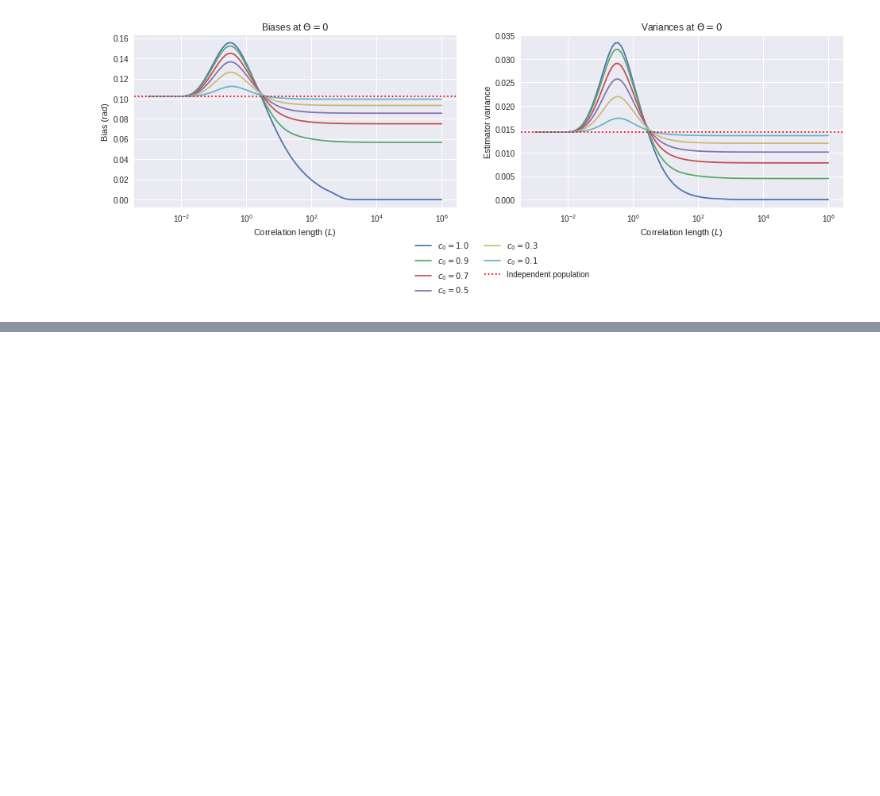
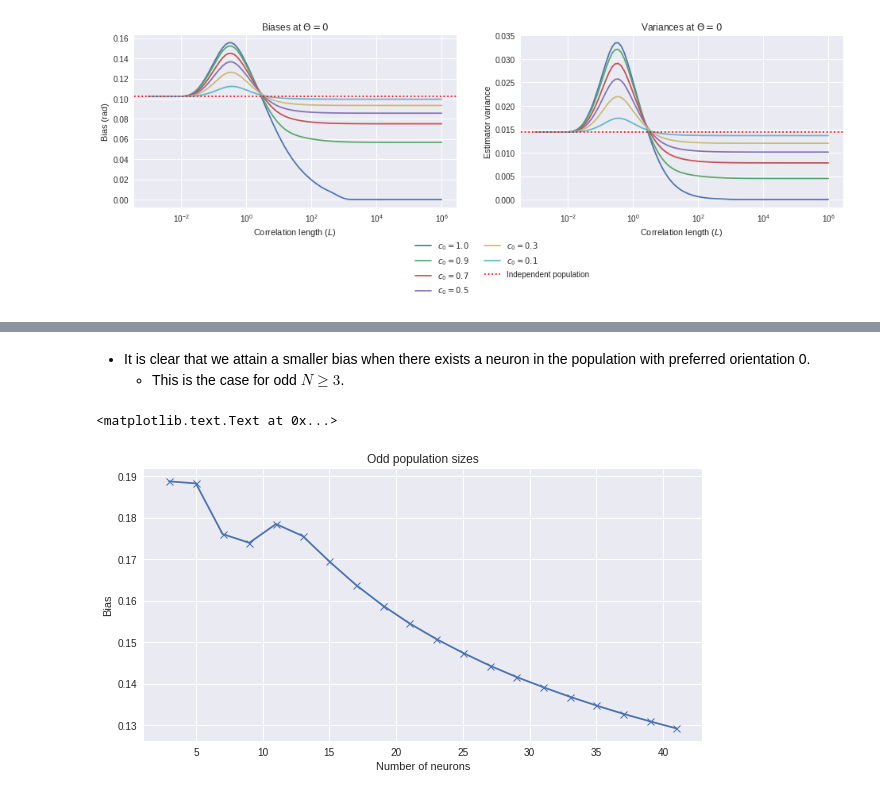
Before and after one commit to dtailor17/neural-population-codes, a Jupyter notebook: noise_correlations.ipynb, the cells around one changed output, grey strips where cells are left out. Saved outputs shown, nothing was run; the diff lists cells and outputs as text; code cells hidden in the pictures; blank space fills up the shorter version.

```diff
--- a/noise_correlations.ipynb
+++ b/noise_correlations.ipynb
@@ -1164,0 +1514,16 @@ plt.rcParams['figure.figsize'] = (10, 5)
+# %% [markdown]
+* It is clear that we attain a smaller bias when there exists a neuron in the population with preferred orientation 0.
+    * This is the case for odd $N \geq 3$.
+# %%
+n_neurons_upper = 501
+
+n_neurons_arr = np.arange(1, n_neurons_upper)
+odd_nrn_filter = np.arange(2, 500, 2)
+
+plt.plot(n_neurons_arr[odd_nrn_filter][:20], biases_neurons_ind_GP[odd_nrn_filter][:20], '-x', mew=1)
+plt.xlabel('Number of neurons')
+plt.ylabel('Bias')
+plt.title('Odd population sizes')
+# %% [output]
+<matplotlib.text.Text at 0x...>
+[figure, added]
```
Also changed, not shown: parts of 28 cells of this notebook, 1 other file.
